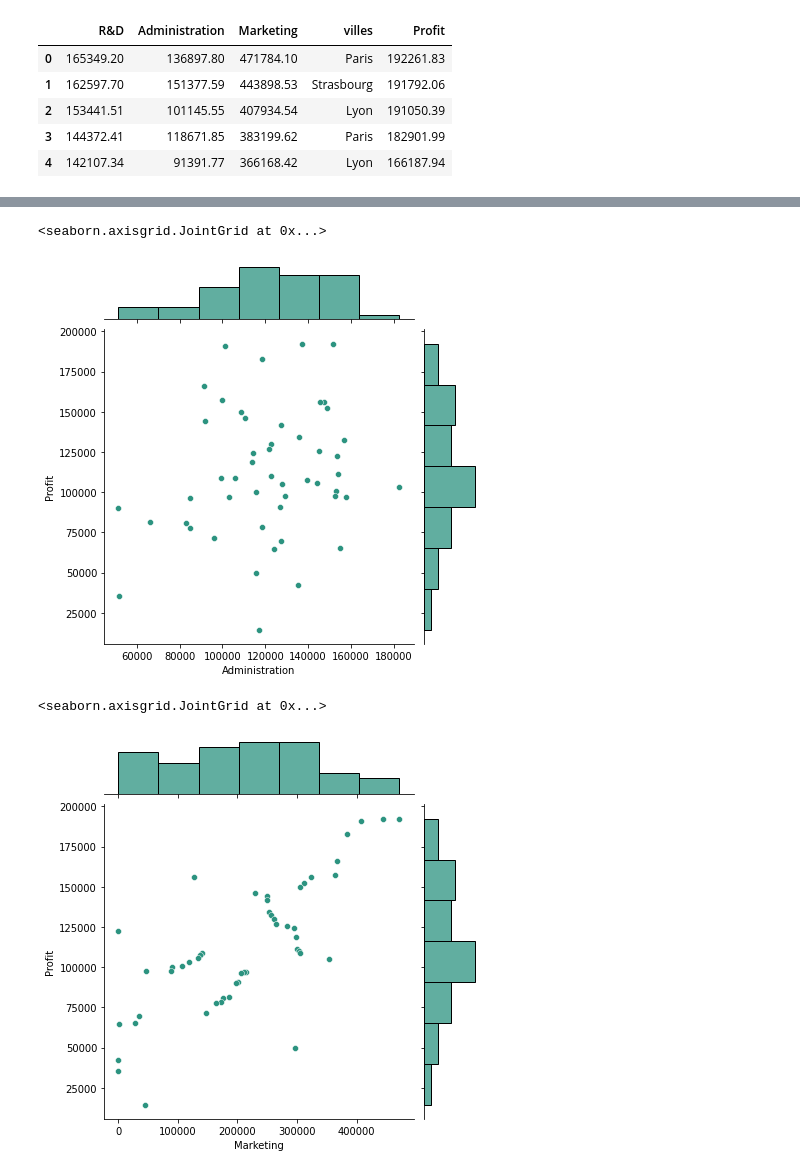
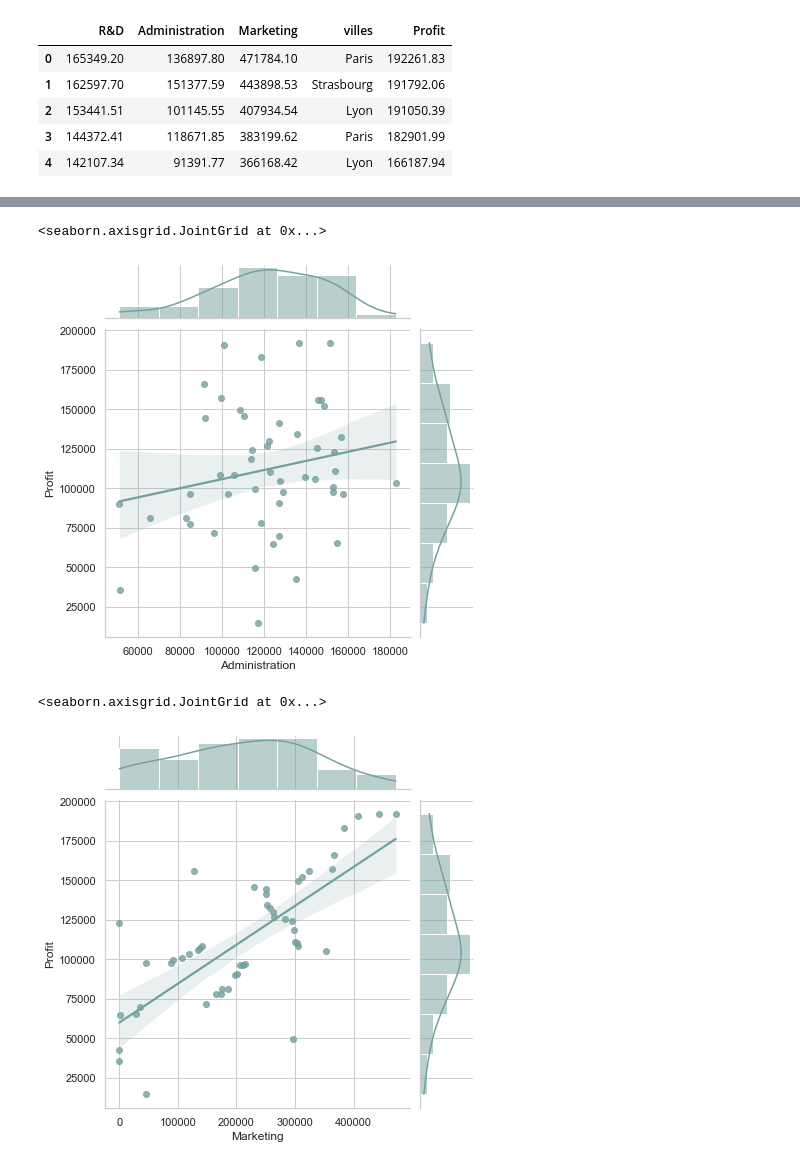
Before and after one commit to LeBonThib/SIMPLON_BPI_EDA, a Jupyter notebook: Linear_Regression.ipynb, the cells around one changed output, grey strips where cells are left out. Drawn from its saved outputs; the diff is of its cells as text; code cells hidden in the pictures.

```diff
--- a/Linear_Regression.ipynb
+++ b/Linear_Regression.ipynb
@@ -3,6 +3,9 @@ import pandas as PD
 import seaborn as SNS
 import matplotlib.pyplot as PLT
 import numpy as NP
+# %%
+custom_colours = ['#74a09e','#86c1b2','#98e2c6','#f3c969','#f2a553', '#d96548', '#c14953']
+SNS.set_theme(style="whitegrid",palette=custom_colours)
 # %%
 raw_data = PD.read_csv("50_Startups.csv", sep=";")
 data = raw_data.copy()
@@ -58,10 +73,10 @@ SNS.jointplot(x="R&D",y="Profit",kind="scatter",data=data,color="#2C9380")
 # %%
-SNS.jointplot(x="Administration",y="Profit",kind="scatter",data=data,color="#2C9380")
+SNS.jointplot(x="Administration",y="Profit",kind="reg",data=data)
 # %% [output]
 <seaborn.axisgrid.JointGrid at 0x...>
-[figure, old version]
+[figure, new version]
 # %%
-SNS.jointplot(x="Marketing",y="Profit",kind="scatter",data=data,color="#2C9380")
+SNS.jointplot(x="Marketing",y="Profit",kind="reg",data=data)
 # %% [output]
 <seaborn.axisgrid.JointGrid at 0x...>
-[figure, old version]
+[figure, new version]
```
Also changed, not shown: parts of 20 cells of this notebook.
